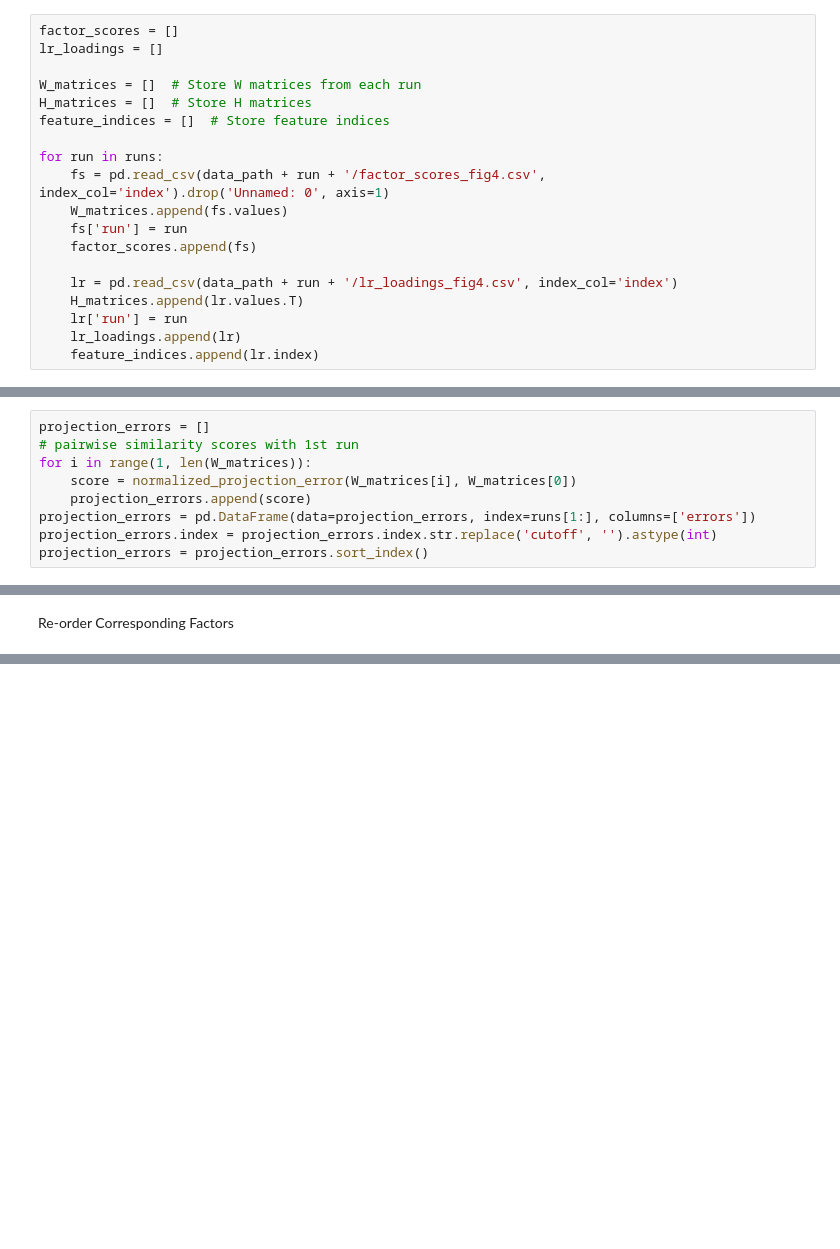
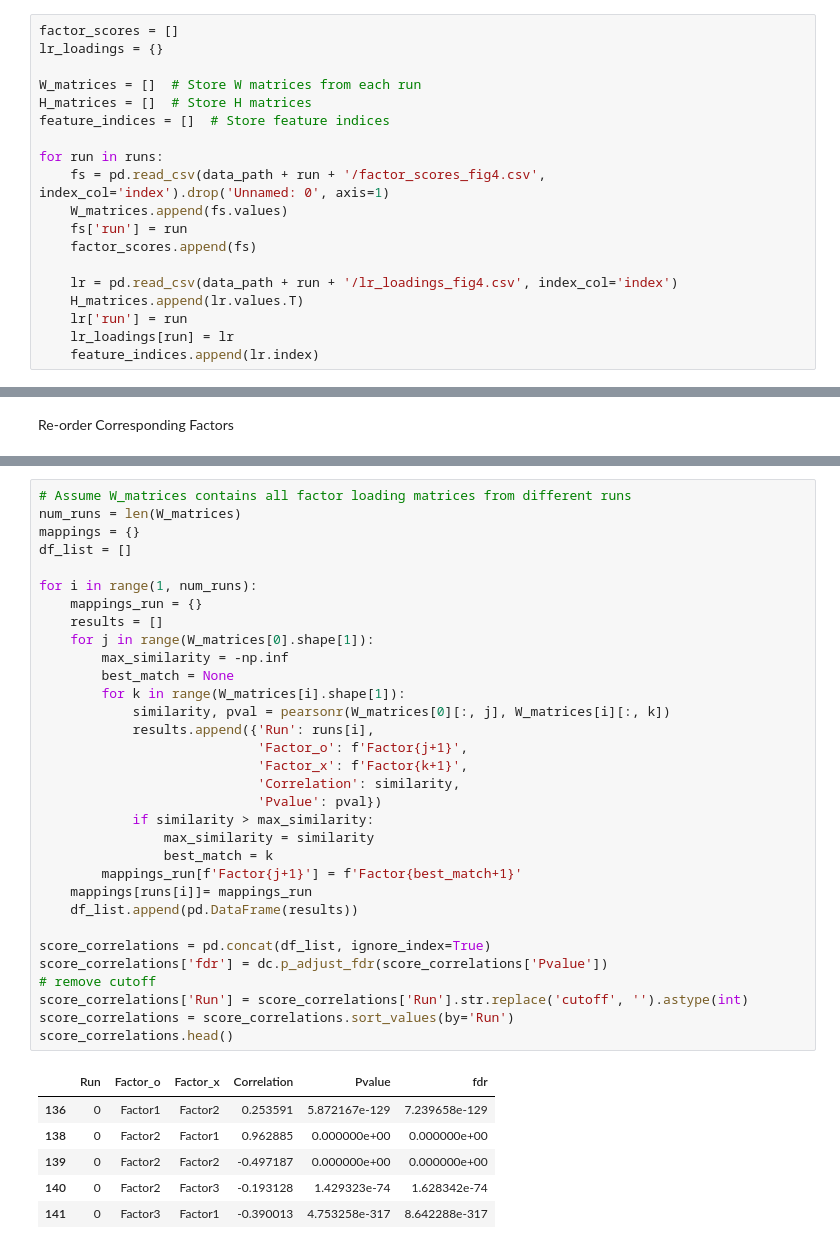
Before and after one commit to saezlab/MetalinksDB, a Jupyter notebook: nb/Figure_S4.ipynb, the cells around one changed output, grey strips where cells are left out. Cells and saved outputs as stored; diff of their text form; blank space fills up the shorter version.

```diff
--- a/nb/Figure_S4.ipynb
+++ b/nb/Figure_S4.ipynb
@@ -18,7 +18,7 @@ for run in runs:
         runs.insert(0, runs.pop(runs.index(run)))
 # %%
 factor_scores = []
-lr_loadings = []
+lr_loadings = {}
 
 W_matrices = []  # Store W matrices from each run
 H_matrices = []  # Store H matrices
@@ -33,7 +33,7 @@ for run in runs:
     lr = pd.read_csv(data_path + run + '/lr_loadings_fig4.csv', index_col='index')
     H_matrices.append(lr.values.T)
     lr['run'] = run
-    lr_loadings.append(lr)
+    lr_loadings[run] = lr
     feature_indices.append(lr.index)
 # %%
 # original run indices
@@ -90,9 +48,0 @@ for i in range(n_permutations):
-# %%
-projection_errors = []
-# pairwise similarity scores with 1st run
-for i in range(1, len(W_matrices)):
-    score = normalized_projection_error(W_matrices[i], W_matrices[0])
-    projection_errors.append(score)
-projection_errors = pd.DataFrame(data=projection_errors, index=runs[1:], columns=['errors'])
-projection_errors.index = projection_errors.index.str.replace('cutoff', '').astype(int)
-projection_errors = projection_errors.sort_index()
@@ -226,0 +55,39 @@ reordered_H_matrices = reorder_loadings(H_matrices, mappings)
+# %%
+# Assume W_matrices contains all factor loading matrices from different runs
+num_runs = len(W_matrices)
+mappings = {}
+df_list = []
+
+for i in range(1, num_runs):
+    mappings_run = {}
+    results = []
+    for j in range(W_matrices[0].shape[1]):
+        max_similarity = -np.inf
+        best_match = None
+        for k in range(W_matrices[i].shape[1]):
+            similarity, pval = pearsonr(W_matrices[0][:, j], W_matrices[i][:, k])
+            results.append({'Run': runs[i],
+                            'Factor_o': f'Factor{j+1}',
+                            'Factor_x': f'Factor{k+1}',
+                            'Correlation': similarity,
+                            'Pvalue': pval})
+            if similarity > max_similarity:
+                max_similarity = similarity
+                best_match = k
+        mappings_run[f'Factor{j+1}'] = f'Factor{best_match+1}'
+    mappings[runs[i]]= mappings_run
+    df_list.append(pd.DataFrame(results))
+
+score_correlations = pd.concat(df_list, ignore_index=True)
+score_correlations['fdr'] = dc.p_adjust_fdr(score_correlations['Pvalue'])
+# remove cutoff
+score_correlations['Run'] = score_correlations['Run'].str.replace('cutoff', '').astype(int)
+score_correlations = score_correlations.sort_values(by='Run')
+score_correlations.head()
+# %% [output]
+|  | Run | Factor_o | Factor_x | Correlation | Pvalue | fdr |
+| 136 | 0 | Factor1 | Factor2 | 0.253591 | 5.872167e-129 | 7.239658e-129 |
+| 138 | 0 | Factor2 | Factor1 | 0.962885 | 0.000000e+00 | 0.000000e+00 |
+| 139 | 0 | Factor2 | Factor2 | -0.497187 | 0.000000e+00 | 0.000000e+00 |
+| 140 | 0 | Factor2 | Factor3 | -0.193128 | 1.429323e-74 | 1.628342e-74 |
+| 141 | 0 | Factor3 | Factor1 | -0.390013 | 4.753258e-317 | 8.642288e-317 |
```
Also changed, not shown: parts of 24 cells of this notebook.
